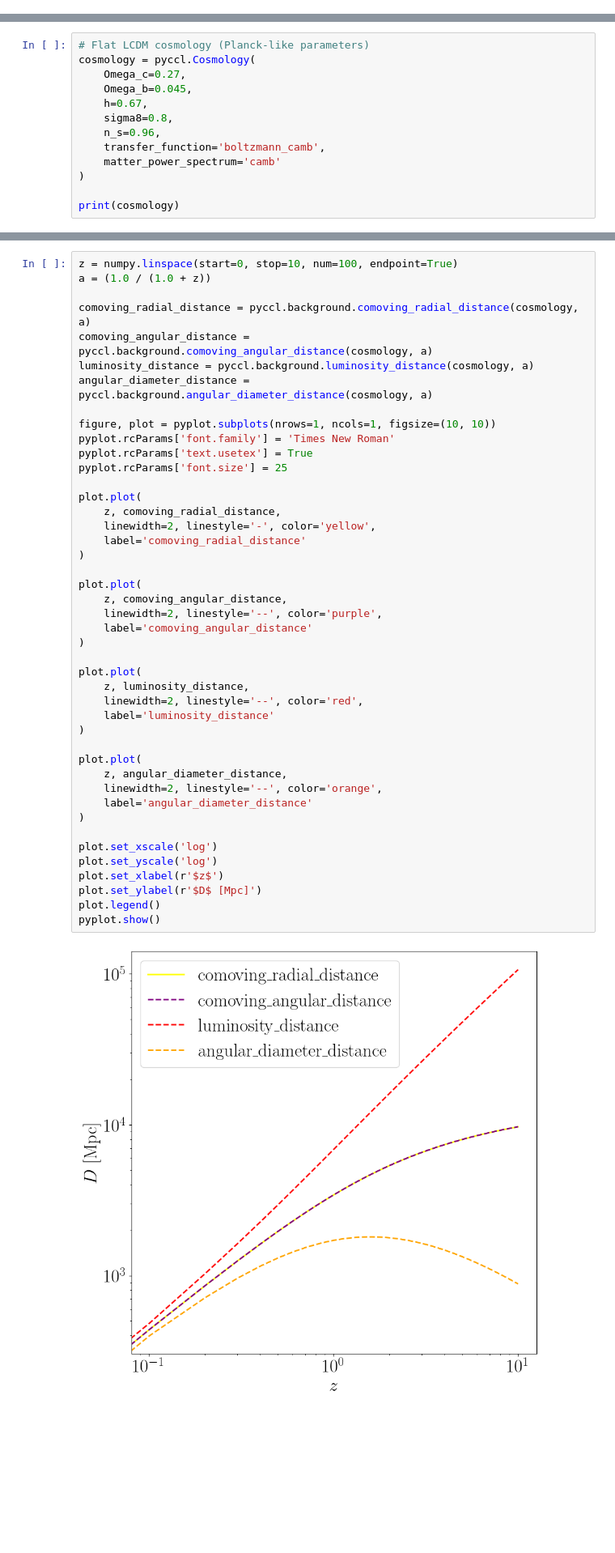
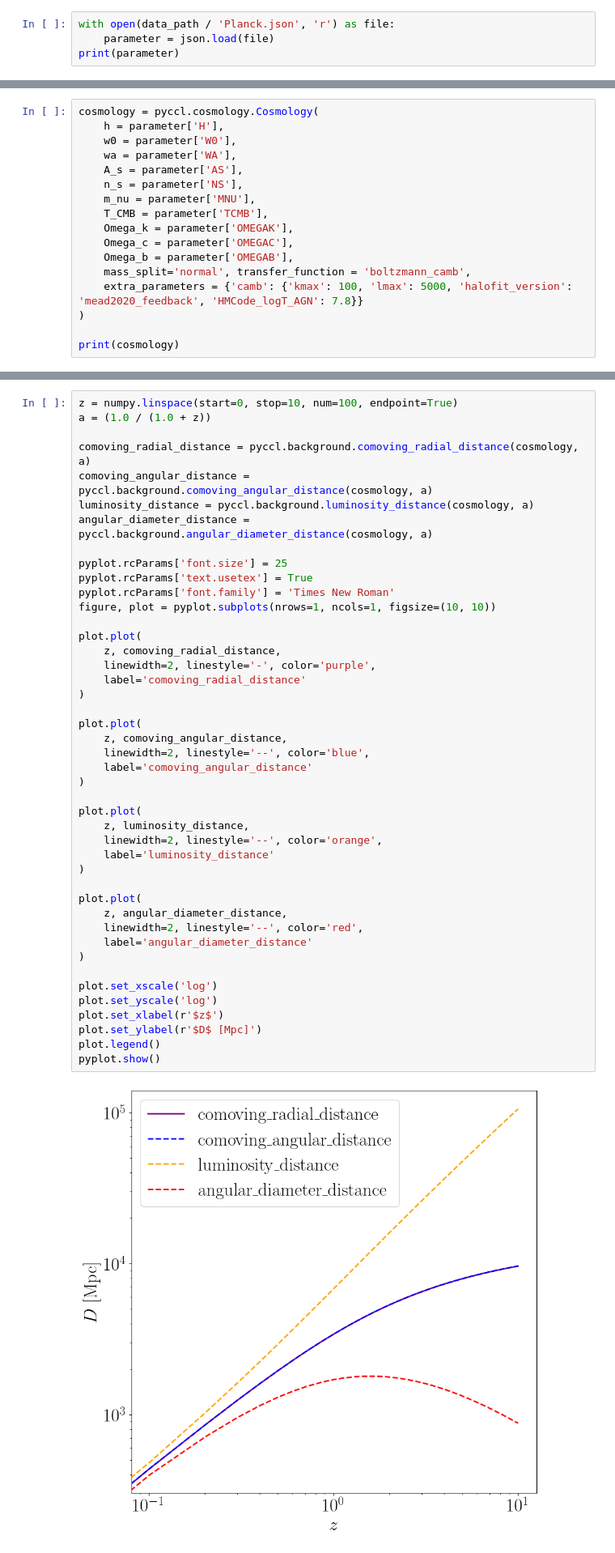
Before and after one commit to CosmoCloudZhang/IAFlowCloud, a Jupyter notebook: Code/CCL.ipynb, the cells around one changed output, grey strips where cells are left out. Shown at 81% size. Saved outputs shown, nothing was run; the diff lists cells and outputs as text; blank space fills up the shorter version.

```diff
--- a/Code/CCL.ipynb
+++ b/Code/CCL.ipynb
@@ -57,2 +86,6 @@ In this notebook we use a **flat $\Lambda$CDM** model with Planck-like parameter
 
 We will reuse the same `cosmology` object in all later cells.
+# %%
+with open(data_path / 'Planck.json', 'r') as file:
+    parameter = json.load(file)
+print(parameter)
@@ -59,13 +94,17 @@ We will reuse the same `cosmology` object in all later cells.
 # %%
-# Flat LCDM cosmology (Planck-like parameters)
-cosmology = pyccl.Cosmology(
-    Omega_c=0.27,
-    Omega_b=0.045,
-    h=0.67,
-    sigma8=0.8,
-    n_s=0.96,
-    transfer_function='boltzmann_camb',
-    matter_power_spectrum='camb'
+cosmology = pyccl.cosmology.Cosmology(
+    h = parameter['H'],
+    w0 = parameter['W0'],
+    wa = parameter['WA'],
+    A_s = parameter['AS'],
+    n_s = parameter['NS'],
+    m_nu = parameter['MNU'],
+    T_CMB = parameter['TCMB'],
+    Omega_k = parameter['OMEGAK'],
+    Omega_c = parameter['OMEGAC'],
+    Omega_b = parameter['OMEGAB'],
+    mass_split='normal', transfer_function = 'boltzmann_camb',
+    extra_parameters = {'camb': {'kmax': 100, 'lmax': 5000, 'halofit_version': 'mead2020_feedback', 'HMCode_logT_AGN': 7.8}}
 )
 
 print(cosmology)
@@ -320,43 +367,43 @@ comoving_angular_distance = pyccl.background.comoving_angular_distance(cosmology
 luminosity_distance = pyccl.background.luminosity_distance(cosmology, a)
 angular_diameter_distance = pyccl.background.angular_diameter_distance(cosmology, a)
 
+pyplot.rcParams['font.size'] = 25
+pyplot.rcParams['text.usetex'] = True
+pyplot.rcParams['font.family'] = 'Times New Roman'
 figure, plot = pyplot.subplots(nrows=1, ncols=1, figsize=(10, 10))
-pyplot.rcParams['font.family'] = 'Times New Roman'
-pyplot.rcParams['text.usetex'] = True
-pyplot.rcParams['font.size'] = 25
 
 plot.plot(
     z, comoving_radial_distance,
-    linewidth=2, linestyle='-', color='yellow',
+    linewidth=2, linestyle='-', color='purple',
     label='comoving_radial_distance'
 )
 
 plot.plot(
     z, comoving_angular_distance,
-    linewidth=2, linestyle='--', color='purple',
+    linewidth=2, linestyle='--', color='blue',
     label='comoving_angular_distance'
 )
 
 plot.plot(
     z, luminosity_distance,
-    linewidth=2, linestyle='--', color='red',
+    linewidth=2, linestyle='--', color='orange',
     label='luminosity_distance'
 )
 
 plot.plot(
     z, angular_diameter_distance,
-    linewidth=2, linestyle='--', color='orange',
+    linewidth=2, linestyle='--', color='red',
     label='angular_diameter_distance'
 )
 
 plot.set_xscale('log')
 plot.set_yscale('log')
 plot.set_xlabel(r'$z$')
 plot.set_ylabel(r'$D$ [Mpc]')
 plot.legend()
 pyplot.show()
 # %% [output]
-[figure, old version]
+[figure, new version]
 # %% [markdown]
 ---
 
```
Also changed, not shown: parts of 20 cells of this notebook, 3 other files.
